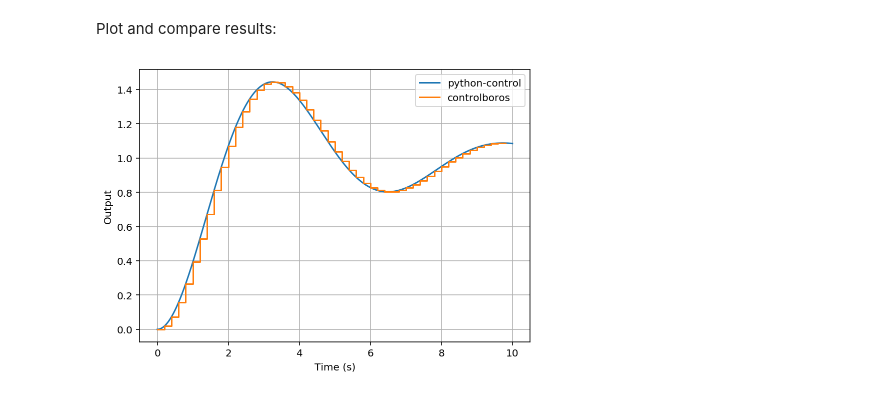
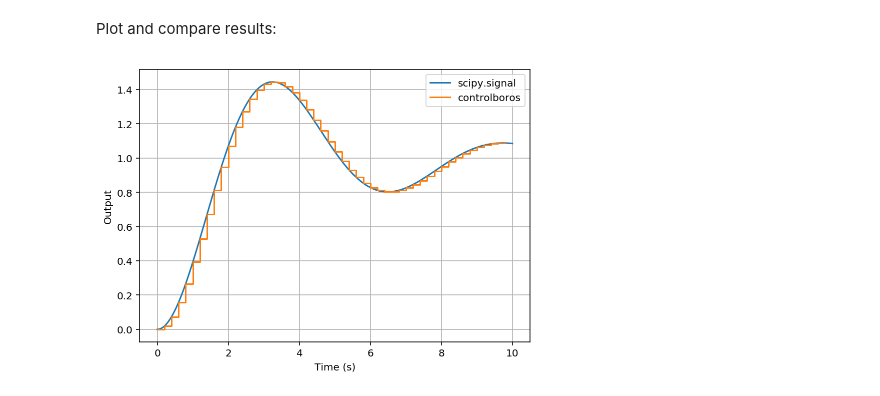
Before and after one commit to mp4096/controlboros, a Jupyter notebook: examples/simple_linear_siso_system.ipynb, the cells around one changed output. Cells and saved outputs as stored; diff of their text form; code cells hidden in the pictures.

```diff
--- a/examples/simple_linear_siso_system.ipynb
+++ b/examples/simple_linear_siso_system.ipynb
@@ -34,5 +33,6 @@ Ok. Now we create a reference system using `python-control` and compute its step
 # %%
-ss_ref = control.tf2ss([1.0], [1.0, 0.5, 1.0])
-
-t_ref, y_ref = control.step_response(ss_ref, T=np.arange(t_begin, t_end, dt_ref))
+t_ref, y_ref = signal.step(
+    ([1.0], [1.0, 0.5, 1.0]),
+    T=np.arange(t_begin, t_end, dt_ref),
+    )
 # %% [markdown]
@@ -44 +42,5 @@ a_d, b_d, c_d, d_d, _ = cont2discrete((ss_ref.A, ss_ref.B, ss_ref.C, ss_ref.D),
+# %%
+sys_cb = StateSpaceBuilder().from_tf([1.0], [1.0, 0.5, 1.0])\
+                            .discretise(dt_cb)\
+                            .build()
 # %% [markdown]
@@ -46,6 +48,4 @@ Now we create a `controlboros.StateSpace` model and initialise arrays for the st
 # %%
-sys_cb = controlboros.StateSpace(a_d, b_d, c_d, d_d)
-
 excitation = np.array([1.0])  # Constant step excitation
 t_cb = np.arange(t_begin, t_end, dt_cb)
 y_cb = np.zeros((len(t_cb),))
@@ -63,11 +63,11 @@ Plot and compare results:
 # %%
 plt.figure(figsize=(7, 5))
 plt.plot(t_ref, y_ref)
 plt.step(t_cb, y_cb, where="post")
 plt.xlabel("Time (s)")
 plt.ylabel("Output")
-plt.legend(["python-control", "controlboros"])
+plt.legend(["scipy.signal", "controlboros"])
 plt.grid()
 plt.show()
 # %% [output]
-[figure, old version]
+[figure, new version]
```
Also changed, not shown: parts of 7 cells of this notebook, 1 other file.
